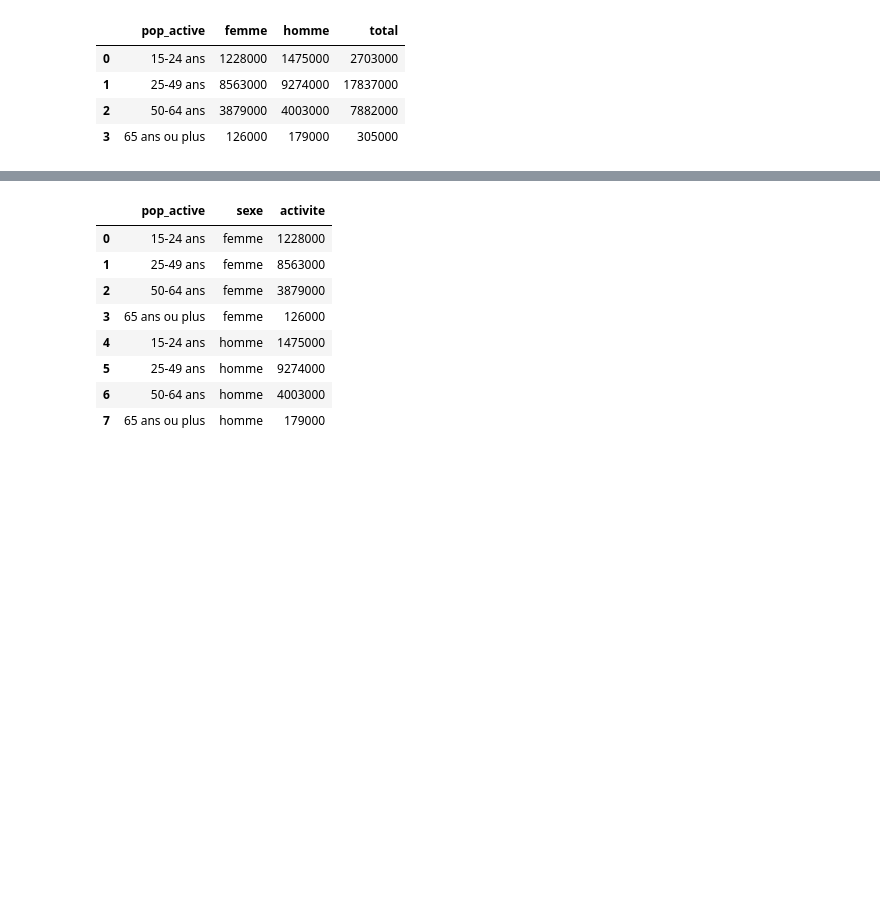
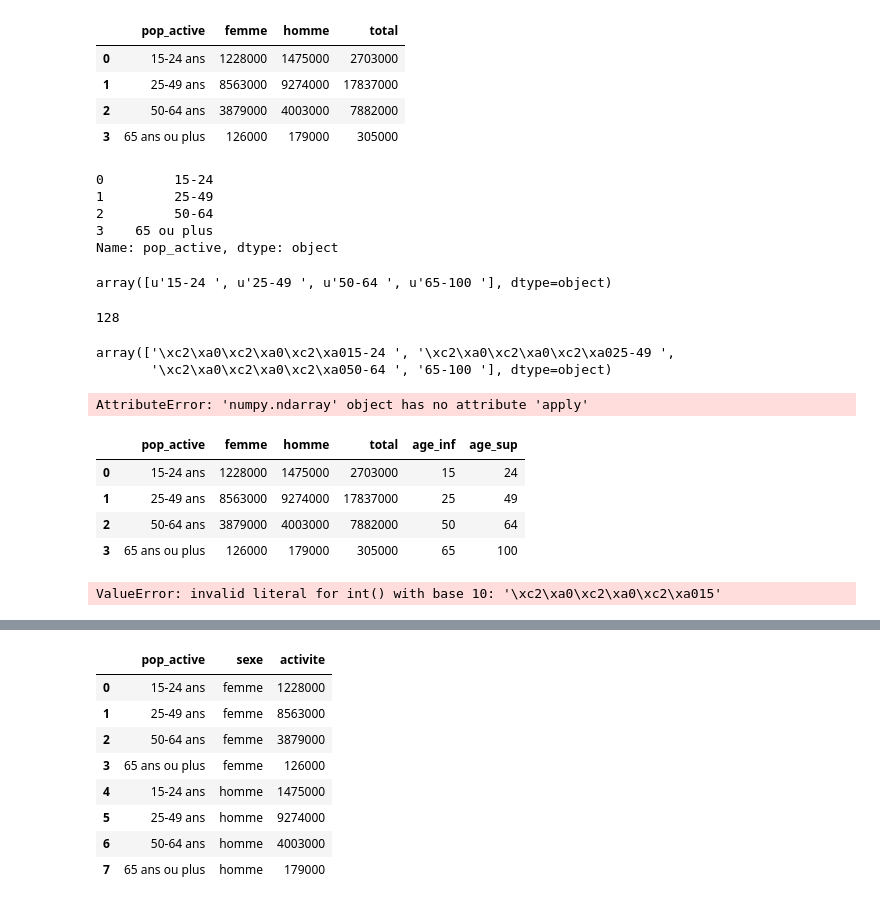
Before and after one commit to edarin/population_simulator, a Jupyter notebook: src/Simulation_brute.ipynb, the cells around one changed output, grey strips where cells are left out. Drawn from its saved outputs; the diff is of its cells as text; code cells hidden in the pictures; blank space fills up the shorter version.

```diff
--- a/src/Simulation_brute.ipynb
+++ b/src/Simulation_brute.ipynb
@@ -164,3 +163,61 @@ Effectif de la population active 28727000
 | 1 | 25-49 ans | 8563000 | 9274000 | 17837000 |
 | 2 | 50-64 ans | 3879000 | 4003000 | 7882000 |
 | 3 | 65 ans ou plus | 126000 | 179000 | 305000 |
+# %%
+ref = reference_activite
+classe_ages = reference_activite.pop_active.str.replace(' ans', '')
+max_age = reference_sexe.age.max()
+classe_ages
+# %% [output]
+0         15-24
+1         25-49
+2         50-64
+3    65 ou plus
+Name: pop_active, dtype: object
+# %%
+classe_ages = classe_ages.str.replace(' ou plus', '-' + str(max_age))
+classe_ages = classe_ages.apply(lambda x: unicode(x, errors='ignore'))
+# %%
+test = classe_ages.iloc[0]
+test.encode('utf8')
+classe_ages.values
+# %% [output]
+array([u'15-24 ', u'25-49 ', u'50-64 ', u'65-100 '], dtype=object)
+# %%
+2**7
+# %% [output]
+128
+# %%
+classe_ages.values
+# %% [output]
+array(['\xc2\xa0\xc2\xa0\xc2\xa015-24 ', '\xc2\xa0\xc2\xa0\xc2\xa025-49 ',
+       '\xc2\xa0\xc2\xa0\xc2\xa050-64 ', '65-100 '], dtype=object)
+# %%
+classe_ages.str.split('-').str[0].apply(unicode, errors= 'ignore')
+classe_ages.values.apply(unicode, errors= 'ignore')
+# %% [output]
+AttributeError: 'numpy.ndarray' object has no attribute 'apply'
+# %%
+ref['age_inf'] = classe_ages.str.split('-').str[0].astype(int)
+ref['age_sup'] = classe_ages.str.split('-').str[1].astype(int)
+# TODO: faire des asserts
+ref
+# %% [output]
+|  | pop_active | femme | homme | total | age_inf | age_sup |
+| 0 | 15-24 ans | 1228000 | 1475000 | 2703000 | 15 | 24 |
+| 1 | 25-49 ans | 8563000 | 9274000 | 17837000 | 25 | 49 |
+| 2 | 50-64 ans | 3879000 | 4003000 | 7882000 | 50 | 64 |
+| 3 | 65 ans ou plus | 126000 | 179000 | 305000 | 65 | 100 |
+# %%
+def get_classe_age(tab, colname, name, age_inf, age_sup):
+    cond = (tab['age'] >= age_inf) & (tab['age'] < age_sup)
+    tab[colname][cond] = name
+
+population['pop_active'] = ''
+for idx, row in ref.iterrows():
+    get_classe_age(population, 'pop_active', row['pop_active'], int(row['age_inf']), int(row['age_sup']))
+
+
+# get_classe_age(population, 'pop_active', '25-49 ans', 25, 49)
+# %% [output]
+ValueError: invalid literal for int() with base 10: '\xc2\xa0\xc2\xa0\xc2\xa015'
```
Also changed, not shown: parts of 12 cells of this notebook, 1 other file.
